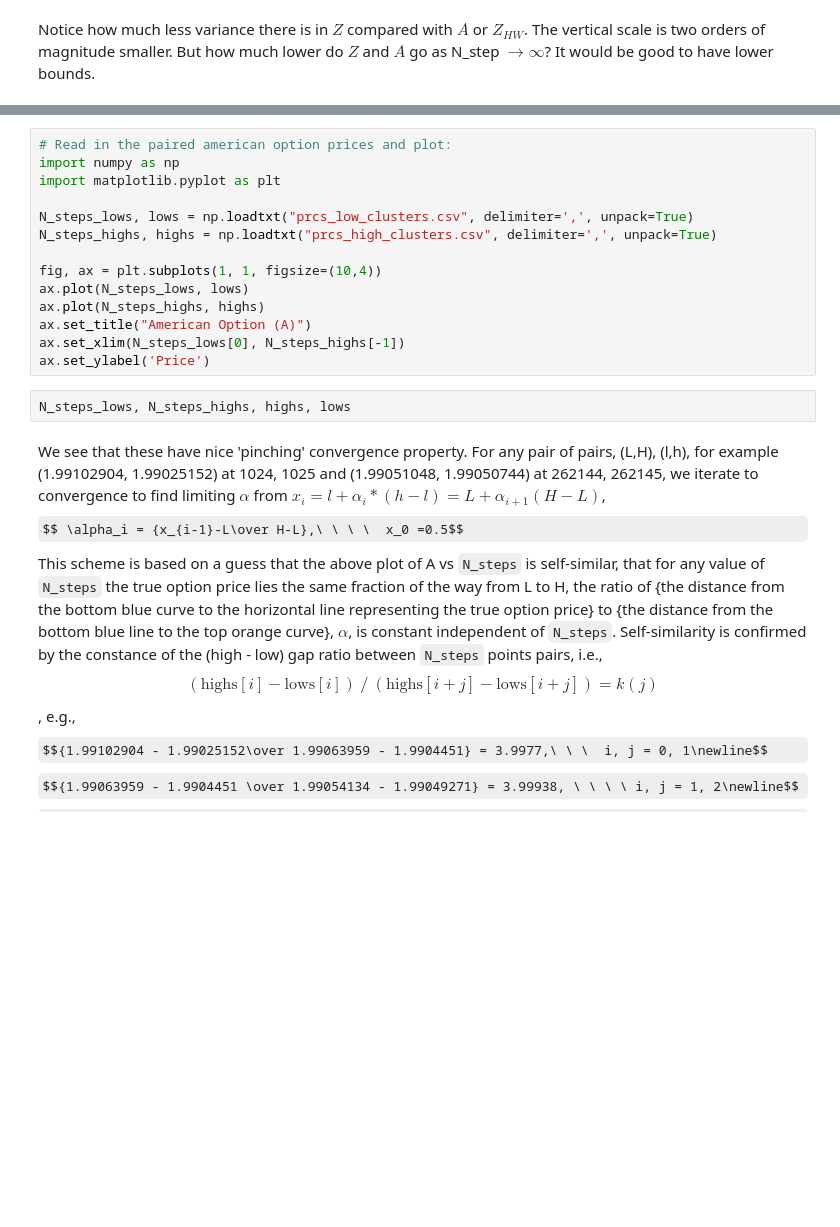
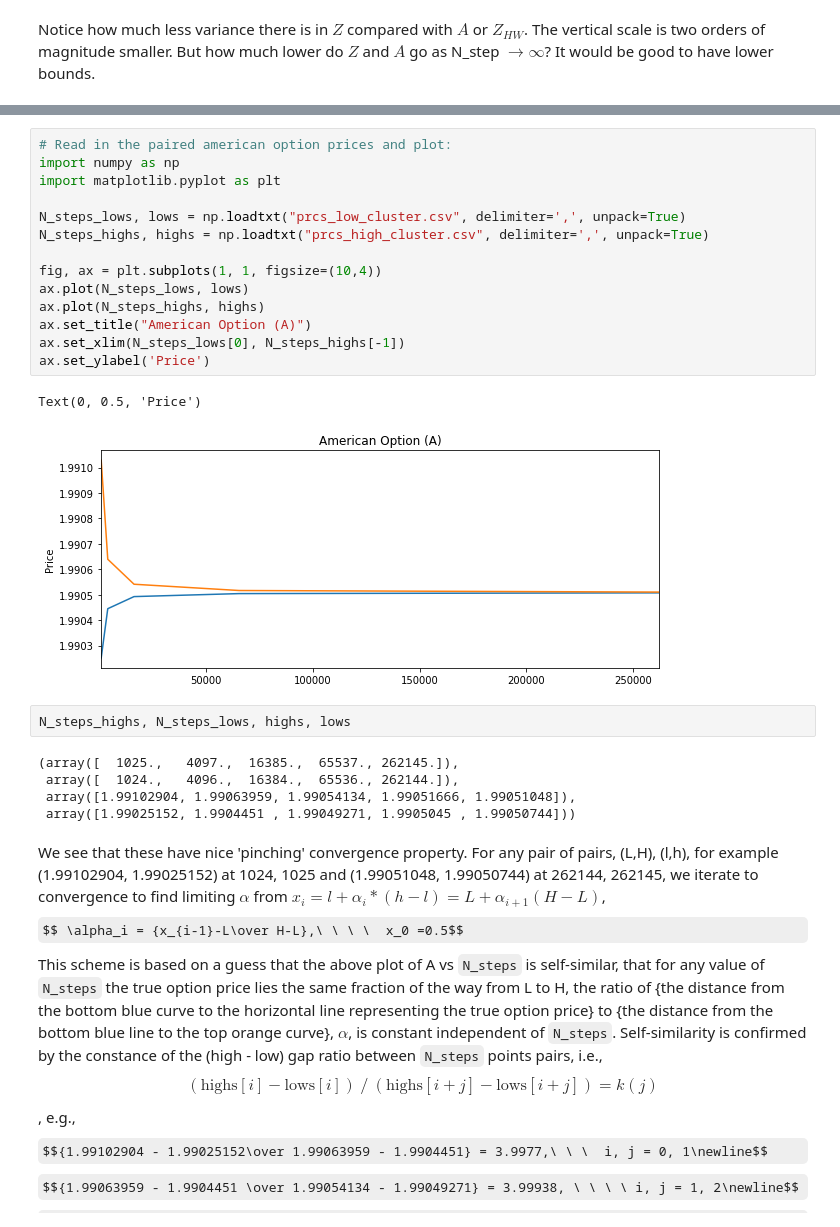
Before and after one commit to dslowik44/Option_Pricing, a Jupyter notebook: Doc_Ctrl_Var2.ipynb, the cells around one changed output, grey strips where cells are left out. Drawn from its saved outputs; the diff is of its cells as text; some formulas as TeX source; blank space fills up the shorter version.

```diff
--- a/Doc_Ctrl_Var2.ipynb
+++ b/Doc_Ctrl_Var2.ipynb
@@ -361,19 +410,27 @@ outfile_low.close();
 # %%
 # Read in the paired american option prices and plot:
 import numpy as np
 import matplotlib.pyplot as plt
 
-N_steps_lows, lows = np.loadtxt("prcs_low_clusters.csv", delimiter=',', unpack=True)
-N_steps_highs, highs = np.loadtxt("prcs_high_clusters.csv", delimiter=',', unpack=True)
+N_steps_lows, lows = np.loadtxt("prcs_low_cluster.csv", delimiter=',', unpack=True)
+N_steps_highs, highs = np.loadtxt("prcs_high_cluster.csv", delimiter=',', unpack=True)
 
 fig, ax = plt.subplots(1, 1, figsize=(10,4))
 ax.plot(N_steps_lows, lows)
 ax.plot(N_steps_highs, highs)
 ax.set_title("American Option (A)")
 ax.set_xlim(N_steps_lows[0], N_steps_highs[-1])
 ax.set_ylabel('Price')
+# %% [output]
+Text(0, 0.5, 'Price')
+[figure, added]
 # %%
-N_steps_lows, N_steps_highs, highs, lows
+N_steps_highs, N_steps_lows, highs, lows
+# %% [output]
+(array([  1025.,   4097.,  16385.,  65537., 262145.]),
+ array([  1024.,   4096.,  16384.,  65536., 262144.]),
+ array([1.99102904, 1.99063959, 1.99054134, 1.99051666, 1.99051048]),
+ array([1.99025152, 1.9904451 , 1.99049271, 1.9905045 , 1.99050744]))
 # %% [markdown]
 We see that these have nice 'pinching' convergence property. For any pair of pairs, (L,H), (l,h), for example (1.99102904, 1.99025152) at 1024, 1025 and (1.99051048, 1.99050744) at 262144, 262145, we iterate to convergence to find limiting $\alpha$ from $x_i = l + \alpha_i*(h-l) = L + \alpha_{i+1}(H-L)$,
 $$ \alpha_i = {x_{i-1}-L\over H-L},\ \ \ \  x_0 =0.5$$
```
Also changed, not shown: parts of 18 cells of this notebook, 1 other file.
